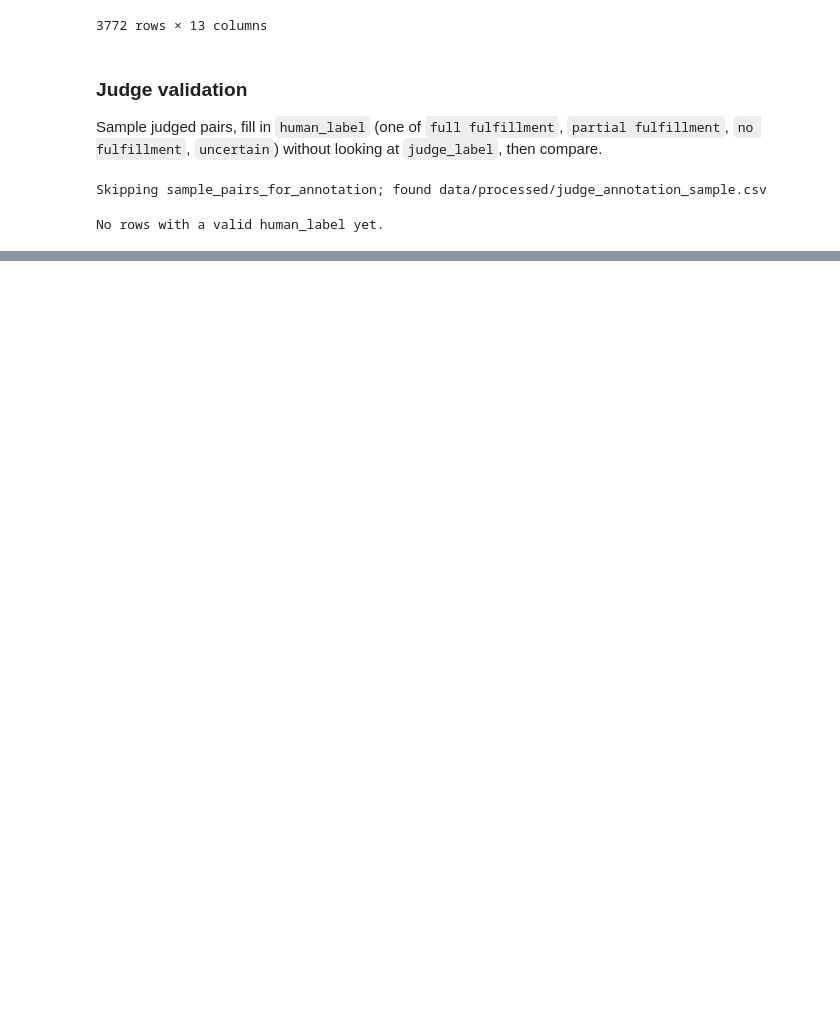
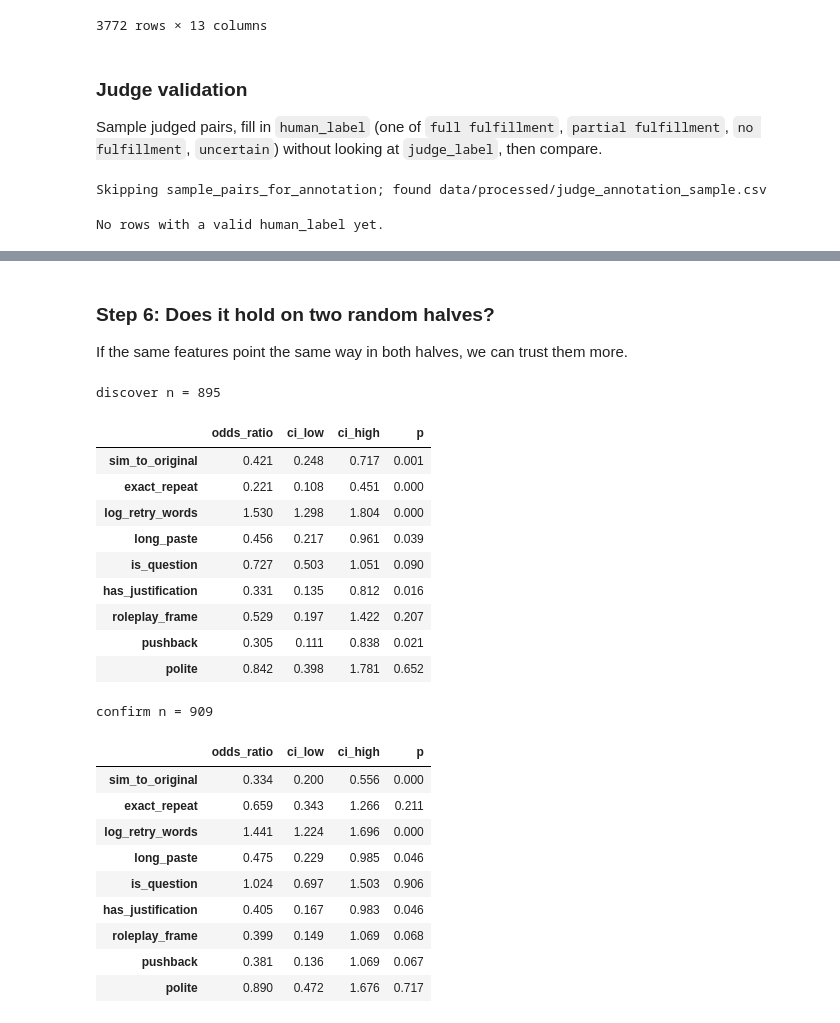
Before and after one commit to emilyho14/CS598_ComputationalSocialScience, a Jupyter notebook: pipeline.ipynb, the cells around one changed output, grey strips where cells are left out. Saved outputs shown, nothing was run; the diff lists cells and outputs as text; code cells hidden in the pictures; blank space fills up the shorter version.

```diff
--- a/pipeline.ipynb
+++ b/pipeline.ipynb
@@ -244,0 +411,32 @@ No rows with a valid human_label yet.
+# %% [markdown]
+### Step 6: Does it hold on two random halves?
+If the same features point the same way in both halves, we can trust them more.
+# %%
+a = feat.split_halves(a)
+for half in ["discover", "confirm"]:
+    t, n = feat.odds_table(a[a.half == half], "not_refused")
+    print(half, "n =", n)
+    display(t.loc[feat.FEATURES])
+# %% [output]
+discover n = 895
+|  | odds_ratio | ci_low | ci_high | p |
+| sim_to_original | 0.421 | 0.248 | 0.717 | 0.001 |
+| exact_repeat | 0.221 | 0.108 | 0.451 | 0.000 |
+| log_retry_words | 1.530 | 1.298 | 1.804 | 0.000 |
+| long_paste | 0.456 | 0.217 | 0.961 | 0.039 |
+| is_question | 0.727 | 0.503 | 1.051 | 0.090 |
+| has_justification | 0.331 | 0.135 | 0.812 | 0.016 |
+| roleplay_frame | 0.529 | 0.197 | 1.422 | 0.207 |
+| pushback | 0.305 | 0.111 | 0.838 | 0.021 |
+| polite | 0.842 | 0.398 | 1.781 | 0.652 |
+confirm n = 909
+|  | odds_ratio | ci_low | ci_high | p |
+| sim_to_original | 0.334 | 0.200 | 0.556 | 0.000 |
+| exact_repeat | 0.659 | 0.343 | 1.266 | 0.211 |
+| log_retry_words | 1.441 | 1.224 | 1.696 | 0.000 |
+| long_paste | 0.475 | 0.229 | 0.985 | 0.046 |
+| is_question | 1.024 | 0.697 | 1.503 | 0.906 |
+| has_justification | 0.405 | 0.167 | 0.983 | 0.046 |
+| roleplay_frame | 0.399 | 0.149 | 1.069 | 0.068 |
+| pushback | 0.381 | 0.136 | 1.069 | 0.067 |
+| polite | 0.890 | 0.472 | 1.676 | 0.717 |
```
Also changed, not shown: parts of 18 cells of this notebook, 1 other file.
